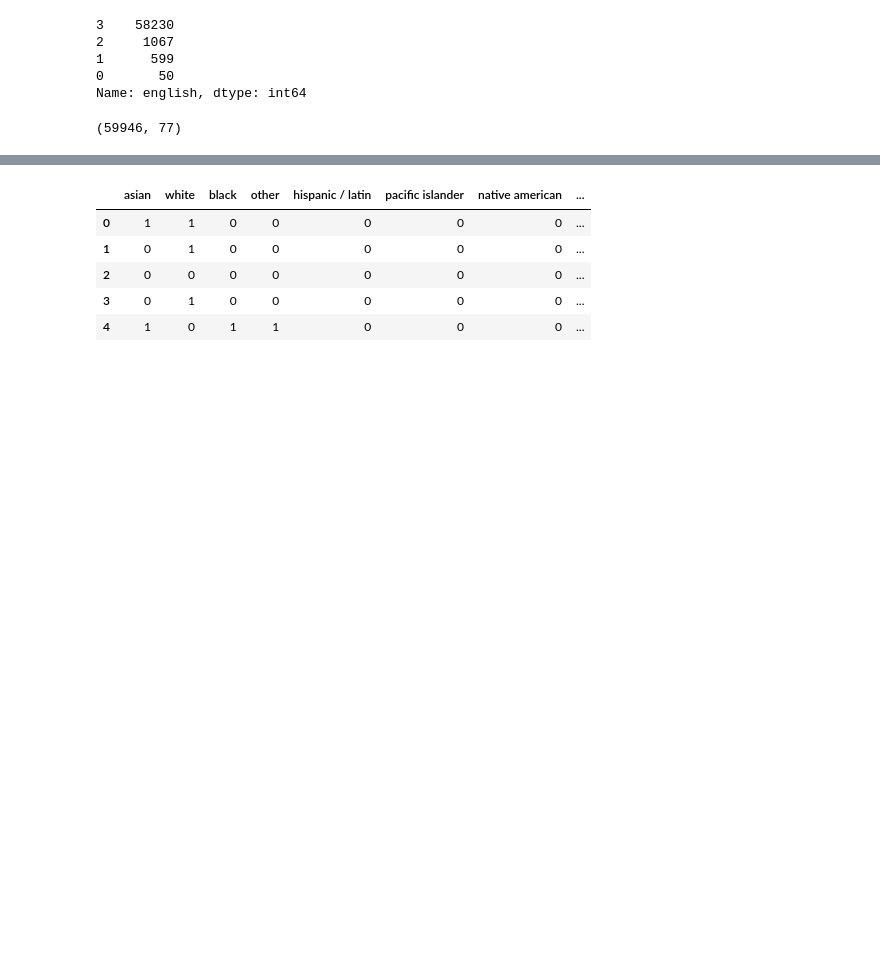
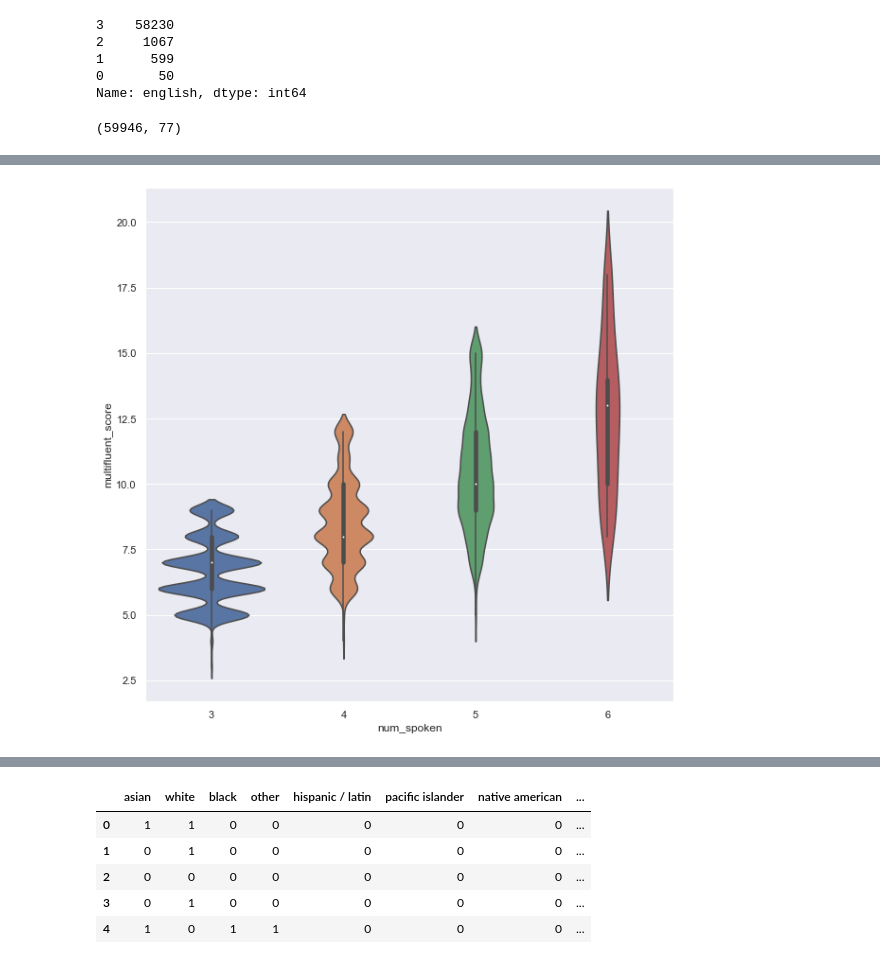
Before and after one commit to Prathmun/DatingDataCapstone, a Jupyter notebook: Dating Data EDA.ipynb, the cells around one changed output, grey strips where cells are left out. Cells and saved outputs as stored; diff of their text form; code cells hidden in the pictures; blank space fills up the shorter version.

```diff
--- a/Dating Data EDA.ipynb
+++ b/Dating Data EDA.ipynb
@@ -387 +401,3 @@ test_df = df_language.head(100)
+# %%
+df_language_numpast2 = df_language[df_language.num_spoken > 2]
 # %%
@@ -401,0 +409,6 @@ About  0.26 instances of non-english fluency occur
+# %%
+sns.set(rc={'figure.figsize':(10,10)})
+sns.violinplot(x='num_spoken', y='multifluent_score', data=df_language_numpast2)
+plt.show()
+# %% [output]
+[figure, added]
```
Also changed, not shown: parts of 16 cells of this notebook.
